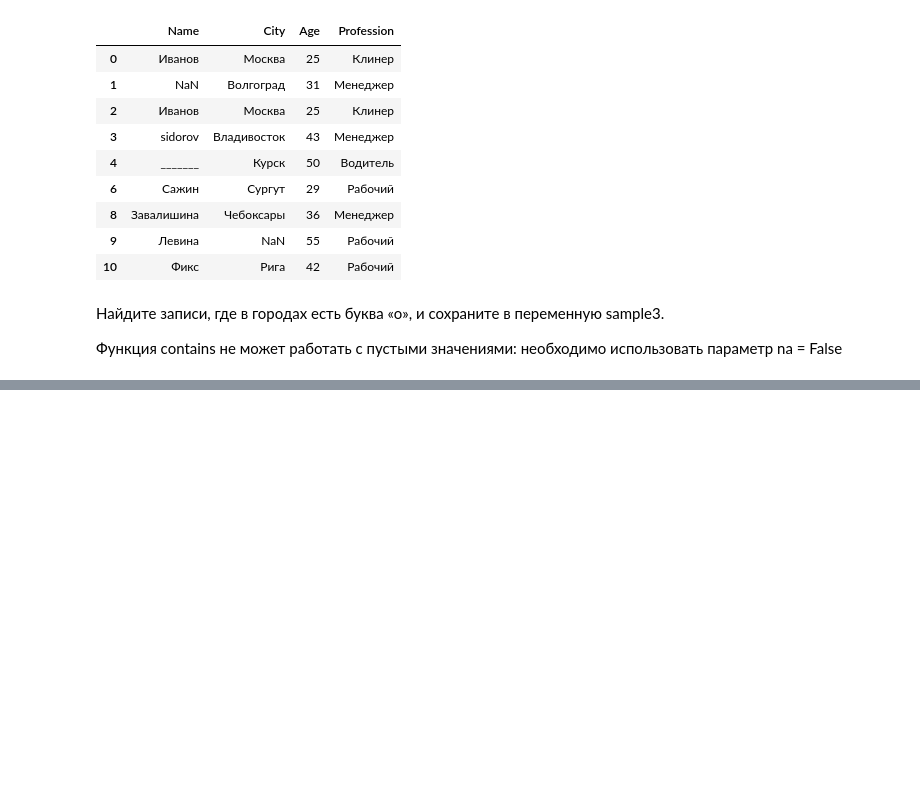
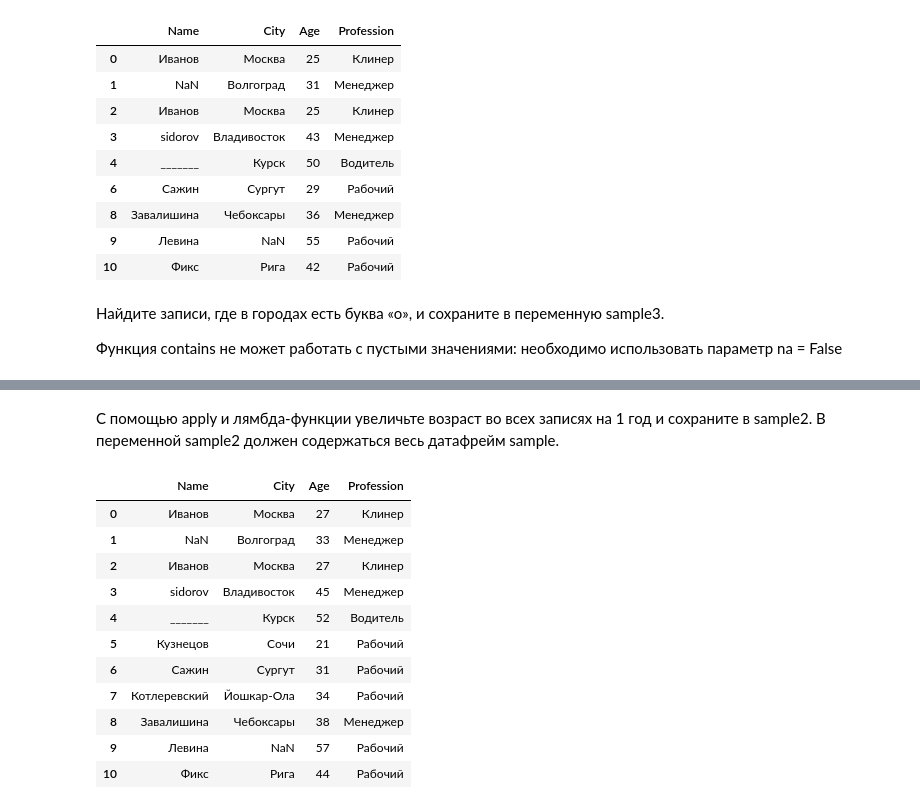
Before and after one commit to aar44i/DataScience, a Jupyter notebook: SkillFactory/8.ipynb, the cells around one changed output, grey strips where cells are left out. Saved outputs shown, nothing was run; the diff lists cells and outputs as text; code cells hidden in the pictures; blank space fills up the shorter version.

```diff
--- a/SkillFactory/8.ipynb
+++ b/SkillFactory/8.ipynb
@@ -253,0 +287,19 @@ print(12)
+# %% [markdown]
+С помощью apply и лямбда-функции увеличьте возраст во всех записях на 1 год и сохраните в sample2. В переменной sample2 должен содержаться весь датафрейм sample.
+# %%
+sp.Age = sp.Age.apply(lambda x:x + 1)
+sample2 = sp
+sample2
+# %% [output]
+|  | Name | City | Age | Profession |
+| 0 | Иванов | Москва | 27 | Клинер |
+| 1 | NaN | Волгоград | 33 | Менеджер |
+| 2 | Иванов | Москва | 27 | Клинер |
+| 3 | sidorov | Владивосток | 45 | Менеджер |
+| 4 | _______ | Курск | 52 | Водитель |
+| 5 | Кузнецов | Сочи | 21 | Рабочий |
+| 6 | Сажин | Сургут | 31 | Рабочий |
+| 7 | Котлеревский | Йошкар-Ола | 34 | Рабочий |
+| 8 | Завалишина | Чебоксары | 38 | Менеджер |
+| 9 | Левина | NaN | 57 | Рабочий |
+| 10 | Фикс | Рига | 44 | Рабочий |
```
Also changed, not shown: parts of 9 cells of this notebook, 1 other file.
